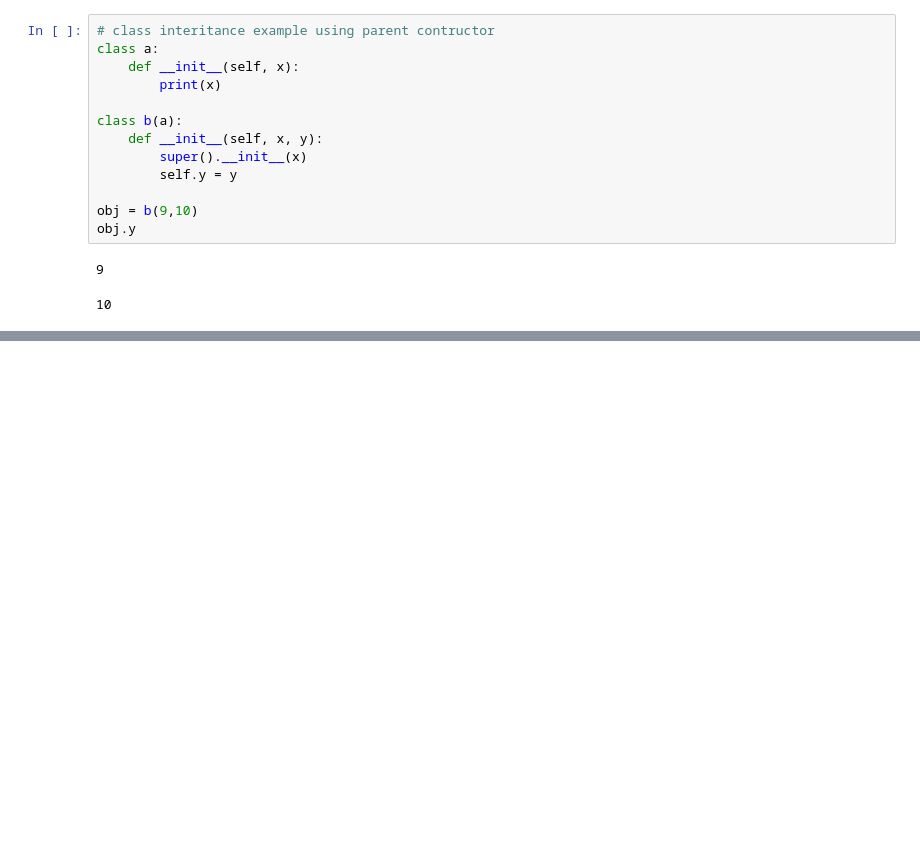
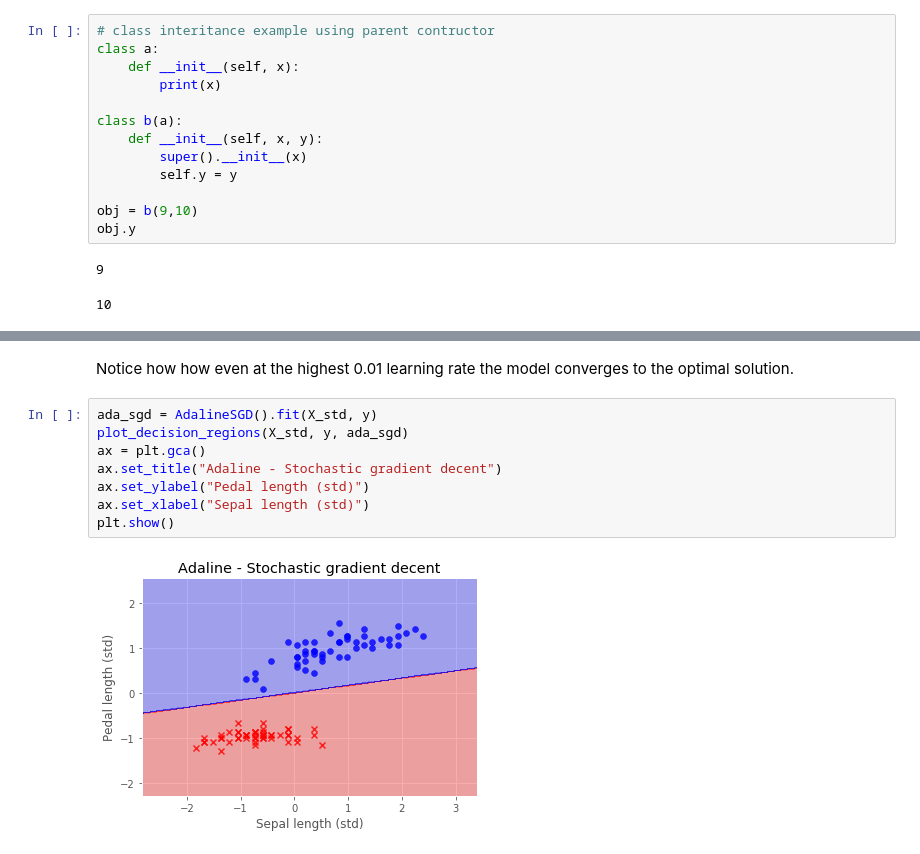
Before and after one commit to davidlwzhao/pyml, a Jupyter notebook: python-machine-learning/chpt-2.ipynb, the cells around one changed output, grey strips where cells are left out. Saved outputs shown, nothing was run; the diff lists cells and outputs as text; blank space fills up the shorter version.

```diff
--- a/python-machine-learning/chpt-2.ipynb
+++ b/python-machine-learning/chpt-2.ipynb
@@ -297,0 +353,12 @@ Selecting an appropriate learning rate will mean finding the balance between ove
+# %% [markdown]
+Notice how how even at the highest 0.01 learning rate the model converges to the optimal solution.
+# %%
+ada_sgd = AdalineSGD().fit(X_std, y)
+plot_decision_regions(X_std, y, ada_sgd)
+ax = plt.gca()
+ax.set_title("Adaline - Stochastic gradient decent")
+ax.set_ylabel("Pedal length (std)")
+ax.set_xlabel("Sepal length (std)")
+plt.show()
+# %% [output]
+[figure, added]
```
Also changed, not shown: parts of 7 cells of this notebook.
